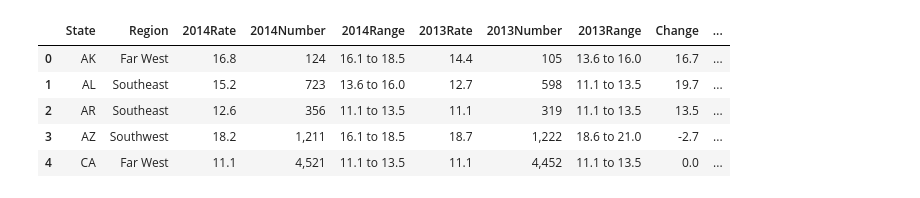
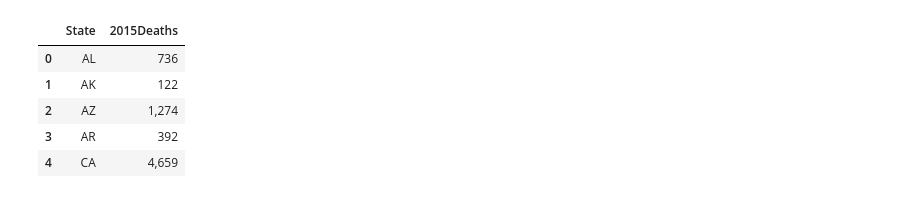
Before and after one commit to cgilbert05/Project-Team-Blue, a Jupyter notebook: Project_1_CountryInCrisis.ipynb, the cells around one changed output. Drawn from its saved outputs; the diff is of its cells as text; code cells hidden in the pictures.

```diff
--- a/Project_1_CountryInCrisis.ipynb
+++ b/Project_1_CountryInCrisis.ipynb
@@ -69,10 +8,31 @@ print(deaths_2017.head())
-# %%
-# merge rx dataframes
-rx_df = rx_2013.merge(rx_2014).merge(rx_2015).merge(rx_2016).merge(rx_2017)
-# %% [output]
-|  | State | Region | 2014Rate | 2014Number | 2014Range | 2013Rate | 2013Number | 2013Range | Change | ... |
-| 0 | AK | Far West | 16.8 | 124 | 16.1 to 18.5 | 14.4 | 105 | 13.6 to 16.0 | 16.7 | ... |
-| 1 | AL | Southeast | 15.2 | 723 | 13.6 to 16.0 | 12.7 | 598 | 11.1 to 13.5 | 19.7 | ... |
-| 2 | AR | Southeast | 12.6 | 356 | 11.1 to 13.5 | 11.1 | 319 | 11.1 to 13.5 | 13.5 | ... |
-| 3 | AZ | Southwest | 18.2 | 1,211 | 16.1 to 18.5 | 18.7 | 1,222 | 18.6 to 21.0 | -2.7 | ... |
-| 4 | CA | Far West | 11.1 | 4,521 | 11.1 to 13.5 | 11.1 | 4,452 | 11.1 to 13.5 | 0.0 | ... |
+# %%
+# import source data files
+
+deaths_2013_2014 = pd.read_csv("raw_data/OD_2013_2014.csv")
+deaths_2015 = pd.read_csv("raw_data/OD_2015.csv")
+deaths_2016 = pd.read_csv("raw_data/OD_2016.csv")
+deaths_2017 = pd.read_csv("raw_data/OD_2017.csv")
+
+regions = pd.read_csv("raw_data/regions.csv")
+
+# reduce dataframes to include only state and death statistic
+#############THESE ARE THE OVERDOSE BY STATE DATA FRAMES *********************
+deaths_2013_df = deaths_2013_2014[['State', '2013Number']]
+deaths_2013_df = deaths_2013_df.rename(index=str, columns={"2013Number": "2013Deaths"})
+deaths_2014_df = deaths_2013_2014[['State', '2014Number']]
+deaths_2014_df = deaths_2014_df.rename(index=str, columns={"2014Number": "2014Deaths"})
+deaths_2015_df = deaths_2015[['State', 'Number']]
+deaths_2015_df = deaths_2015_df.rename(index=str, columns={"Number": "2015Deaths"})
+deaths_2016_df = deaths_2016[['State', 'number']]
+deaths_2016_df = deaths_2016_df.rename(index=str, columns={"number": "2016Deaths"})
+deaths_2017_df = deaths_2017[['State', 'number']]
+deaths_2017_df = deaths_2017_df.rename(index=str, columns={"number": "2017Deaths"})
+
+deaths_2015_df.head()
+# %% [output]
+|  | State | 2015Deaths |
+| 0 | AL | 736 |
+| 1 | AK | 122 |
+| 2 | AZ | 1,274 |
+| 3 | AR | 392 |
+| 4 | CA | 4,659 |
```
Also changed, not shown: parts of 8 cells of this notebook, 1 other file.
